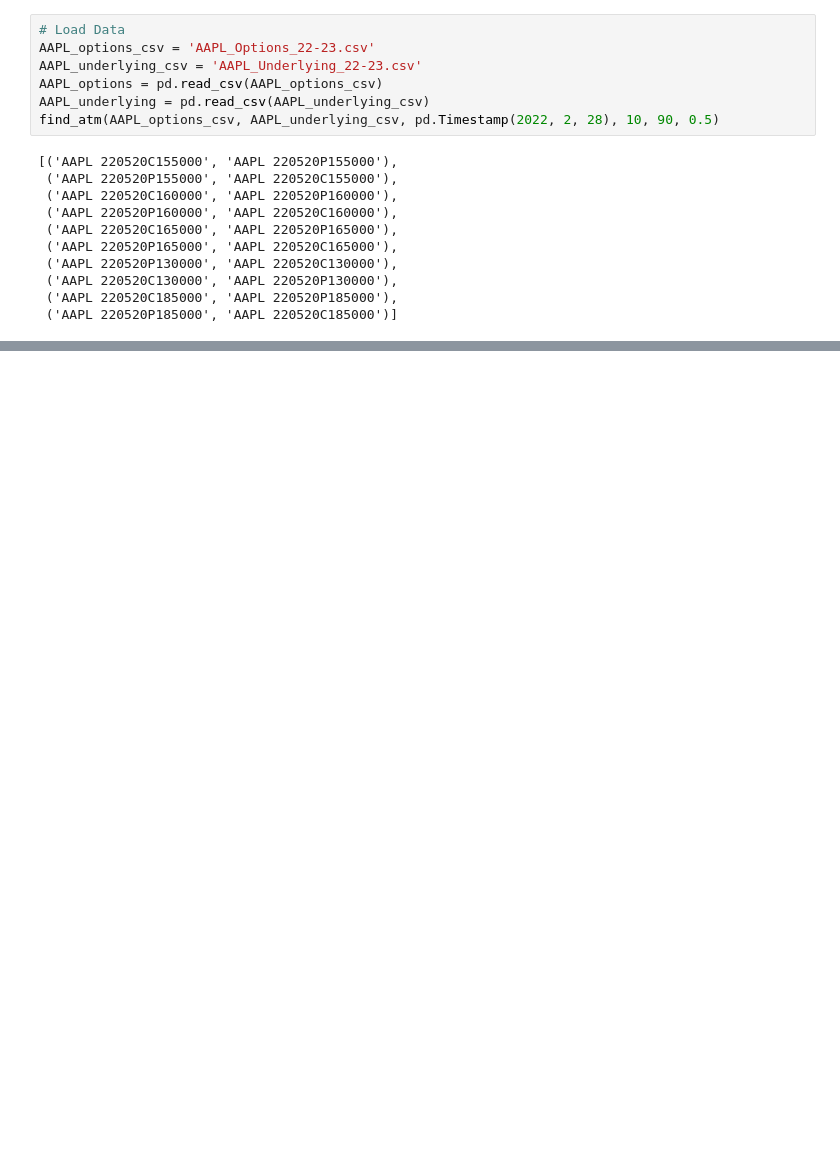
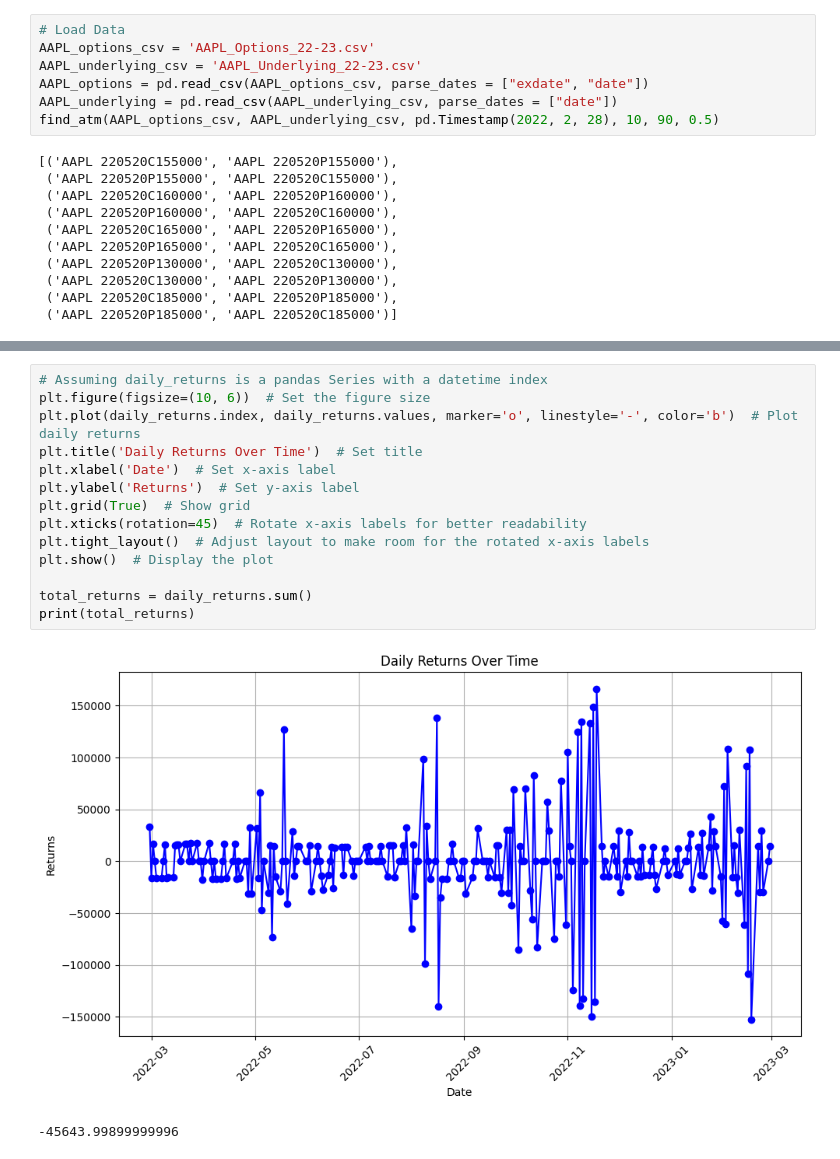
Before and after one commit to MehmetETiryaki/equitymarkets-project, a Jupyter notebook: short_straddle.ipynb, the cells around one changed output, grey strips where cells are left out. Saved outputs shown, nothing was run; the diff lists cells and outputs as text; blank space fills up the shorter version.

```diff
--- a/short_straddle.ipynb
+++ b/short_straddle.ipynb
@@ -19,8 +20,8 @@ from equity import find_atm, reverse_option, get_hedge_count
 # Load Data
 AAPL_options_csv = 'AAPL_Options_22-23.csv'
 AAPL_underlying_csv = 'AAPL_Underlying_22-23.csv'
-AAPL_options = pd.read_csv(AAPL_options_csv)
-AAPL_underlying = pd.read_csv(AAPL_underlying_csv)
+AAPL_options = pd.read_csv(AAPL_options_csv, parse_dates = ["exdate", "date"])
+AAPL_underlying = pd.read_csv(AAPL_underlying_csv, parse_dates = ["date"])
 find_atm(AAPL_options_csv, AAPL_underlying_csv, pd.Timestamp(2022, 2, 28), 10, 90, 0.5)
 # %% [output]
 [('AAPL 220520C155000', 'AAPL 220520P155000'),
@@ -98,0 +135,17 @@ KeyError: 0
+# %%
+# Assuming daily_returns is a pandas Series with a datetime index
+plt.figure(figsize=(10, 6))  # Set the figure size
+plt.plot(daily_returns.index, daily_returns.values, marker='o', linestyle='-', color='b')  # Plot daily returns
+plt.title('Daily Returns Over Time')  # Set title
+plt.xlabel('Date')  # Set x-axis label
+plt.ylabel('Returns')  # Set y-axis label
+plt.grid(True)  # Show grid
+plt.xticks(rotation=45)  # Rotate x-axis labels for better readability
+plt.tight_layout()  # Adjust layout to make room for the rotated x-axis labels
+plt.show()  # Display the plot
+
+total_returns = daily_returns.sum()
+print(total_returns)
+# %% [output]
+[figure, added]
+-45643.99899999996
```
Also changed, not shown: parts of 2 cells of this notebook.
